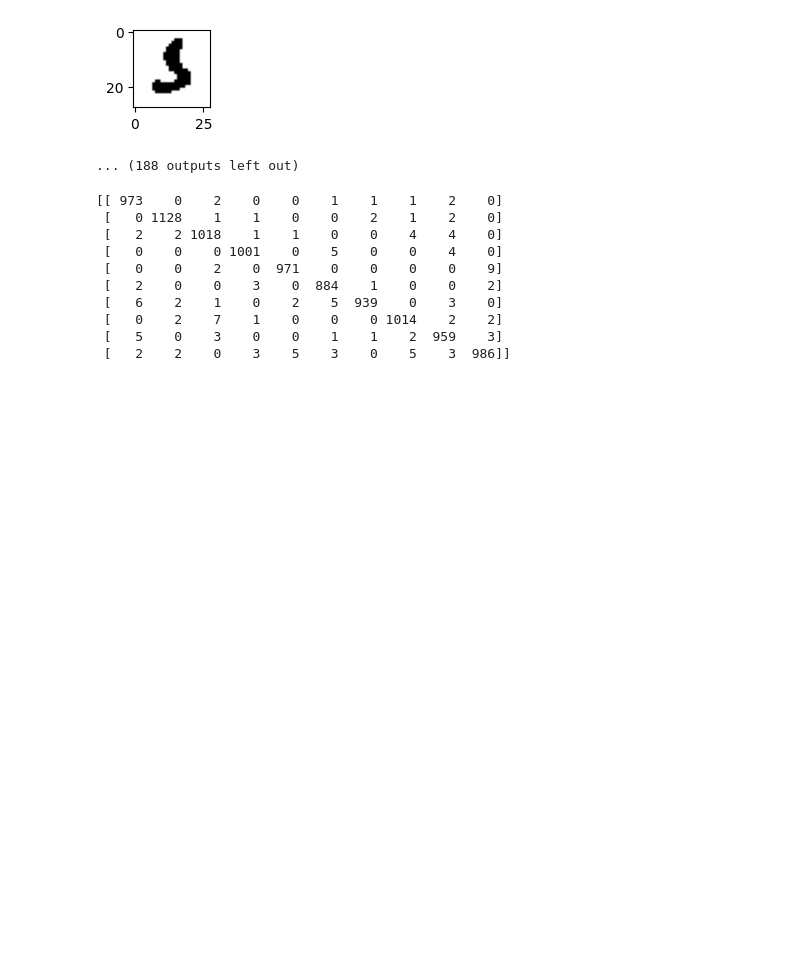
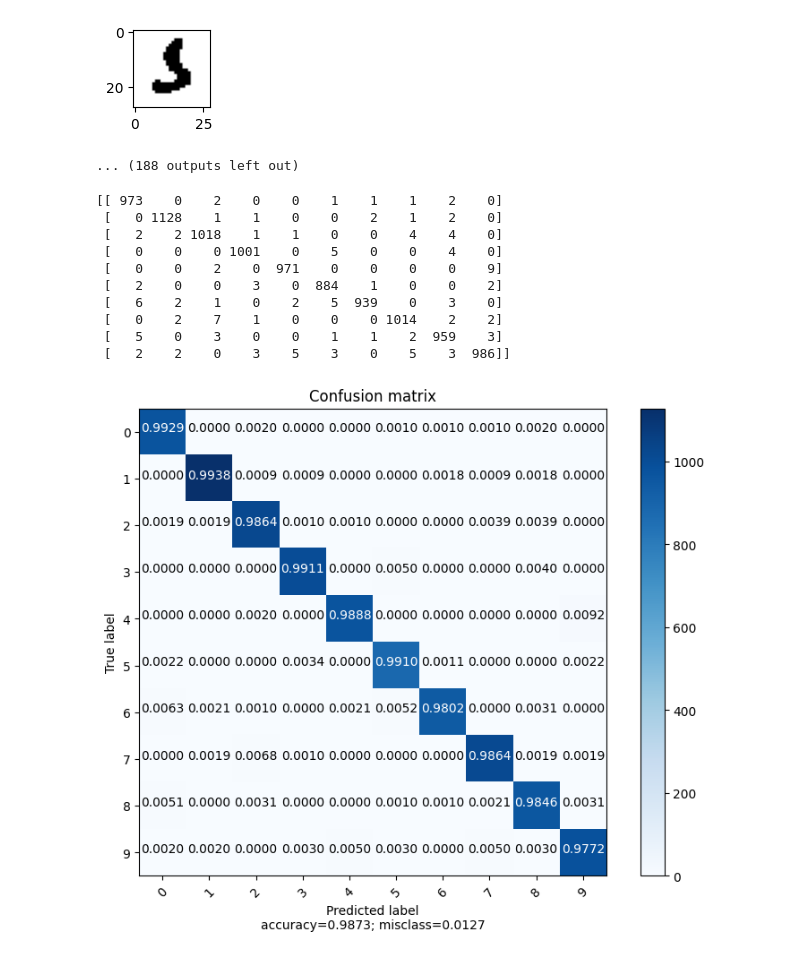
Before and after one commit to alexmacharia/deep_learning_projects, a Jupyter notebook: 4_PyTorch_Performance_Analysis.ipynb, the cells around one changed output. Cells and saved outputs as stored; diff of their text form; code cells hidden in the pictures; blank space fills up the shorter version.

```diff
--- a/4_PyTorch_Performance_Analysis.ipynb
+++ b/4_PyTorch_Performance_Analysis.ipynb
@@ -179,0 +261,5 @@ print(conf_mat)
+# %%
+target_names = list(range(0,10))
+plot_confusion_matrix(conf_mat, target_names)
+# %% [output]
+[figure, added]
```
Also changed, not shown: parts of 2 cells of this notebook.
